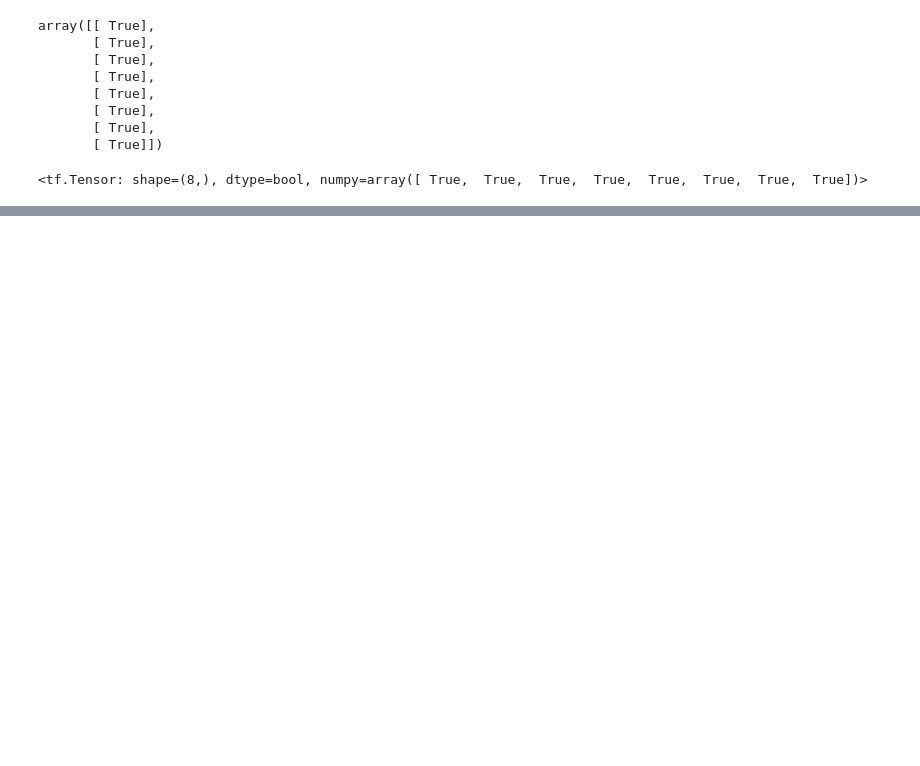
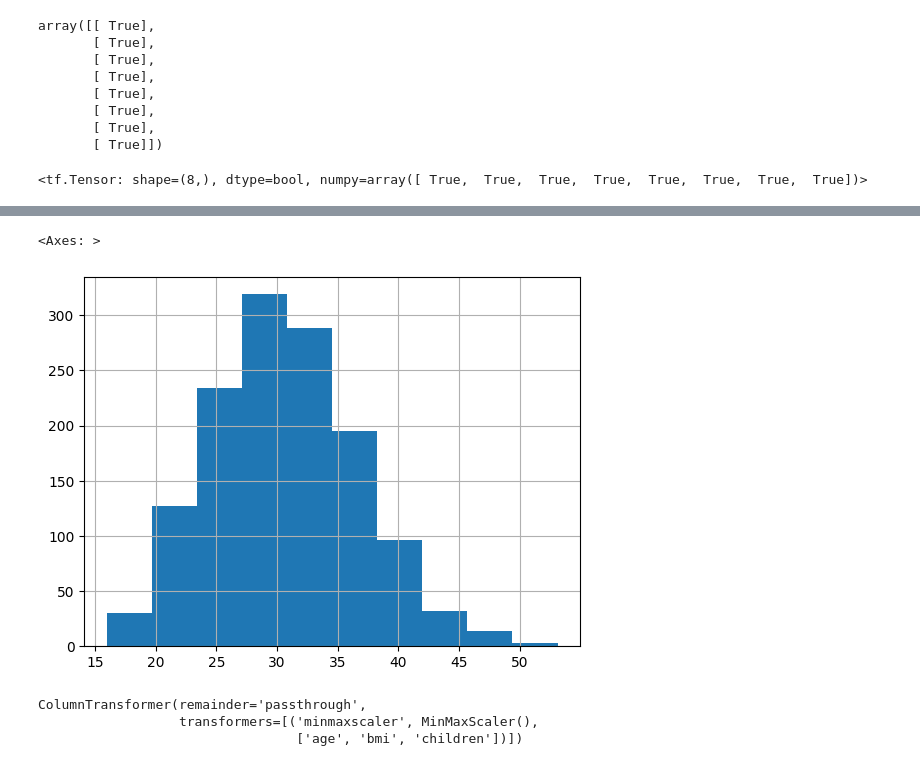
Before and after one commit to ryzhokhina/Tensorflow-Dev-Exam-Preparation, a Jupyter notebook: 01_tensorflow_NN_regression.ipynb, the cells around one changed output, grey strips where cells are left out. Cells and saved outputs as stored; diff of their text form; code cells hidden in the pictures; blank space fills up the shorter version.

```diff
--- a/01_tensorflow_NN_regression.ipynb
+++ b/01_tensorflow_NN_regression.ipynb
@@ -335,0 +598,5 @@ tf.squeeze(y2) == y_predict
+# %%
+X_data.bmi.hist()
+# %% [output]
+<Axes: >
+[figure, added]
@@ -335,0 +611,6 @@ tf.squeeze(y2) == y_predict
+# %%
+ct.fit(x_train)
+# %% [output]
+ColumnTransformer(remainder='passthrough',
+                  transformers=[('minmaxscaler', MinMaxScaler(),
+                                 ['age', 'bmi', 'children'])])
```
Also changed, not shown: parts of 60 cells of this notebook.
